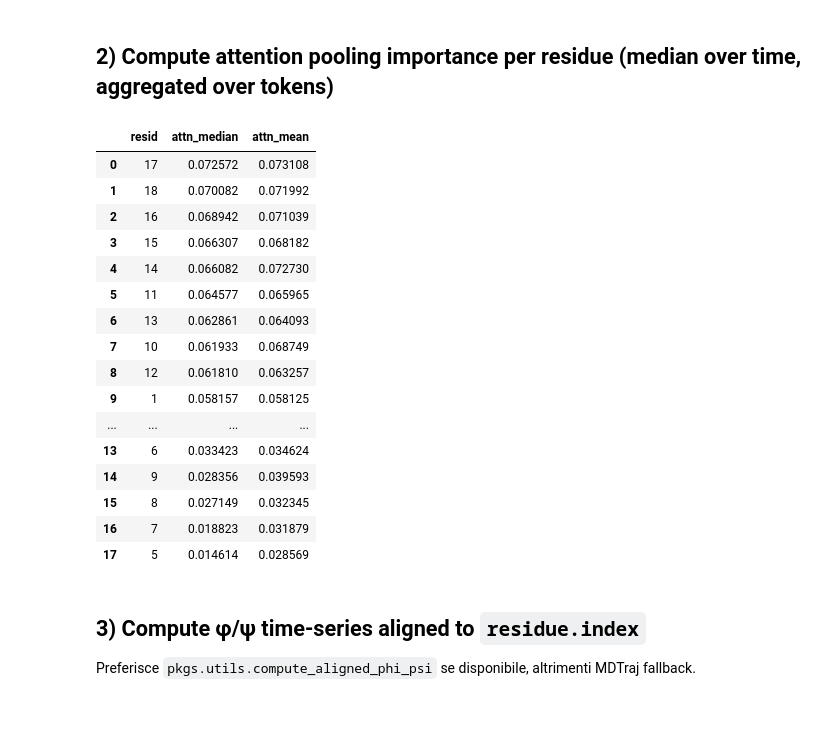
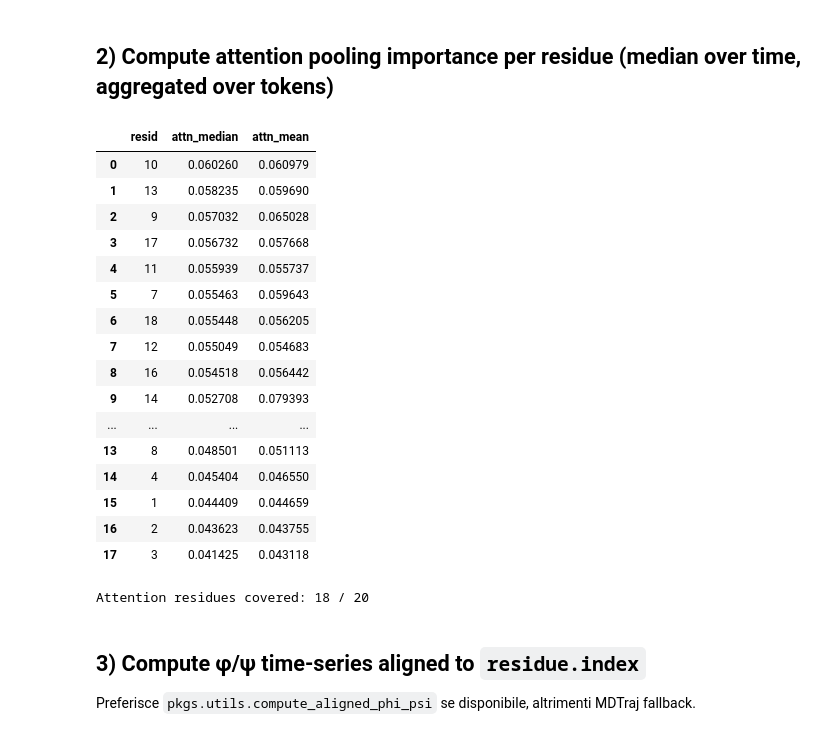
Before and after one commit to tedeschg/cvformer, a Jupyter notebook: cvformer-test/analyze/residue-importnace.ipynb, the cells around one changed output. Drawn from its saved outputs; the diff is of its cells as text; code cells hidden in the pictures.

```diff
--- a/cvformer-test/analyze/residue-importnace.ipynb
+++ b/cvformer-test/analyze/residue-importnace.ipynb
@@ -42,19 +42,21 @@ MDTraj available: True
 # -----------------------
 # CONFIG (EDIT THESE PATHS)
 # -----------------------
-OUTPUT_DIR = Path("../test05/output")   # <-- cambia qui
+OUTPUT_DIR = Path("../test07/output")   # <-- cambia qui
 
 LATENTS_PATH = OUTPUT_DIR / "latents.npy"
 ATTN_WEIGHTS_PATH = OUTPUT_DIR / "attn_weights.npy"
 TOKEN_RESIDUES_PATH = OUTPUT_DIR / "token_residue_ids.txt"
 
-TRAJ_PATH = Path("../test05/traj_skip100NoH.xtc")
-TOP_PATH  = Path("../test05/2JOF-0-proteinNoH.pdb")
+TRAJ_PATH = Path("../test07/traj_skip100NoH.xtc")
+TOP_PATH  = Path("../test07/2JOF-0-proteinNoH.pdb")
 
-MI_N_NEIGHBORS = 10
+MI_N_NEIGHBORS = 100
 RANDOM_STATE = 0
+MI_NORMALIZE_BY_LATENT_DIM = True
 
-ALPHA = 0.7
+ALPHA = 0.7        # mix MI vs attention (come prima)
+GAMMA = 0.35       # peso alpha-likeness (nuovo; 0.2–0.6 tipico)
 LAMBDA = 0.8
 TOPK = 50
 
@@ -98,39 +179,42 @@ Using common_T: 10440
 # %% [markdown]
 ## 2) Compute attention pooling importance per residue (median over time, aggregated over tokens)
 # %%
+# --- REPLACE CELL 6 WITH THIS ---
 unique_res = np.unique(token_res)
-res_to_idx = {r:i for i,r in enumerate(unique_res)}
+res_to_idx = {r:i for i, r in enumerate(unique_res)}
 R = len(unique_res)
 
 attn_by_res = np.zeros((common_T, R), dtype=float)
 for tok in range(N):
-    attn_by_res[:, res_to_idx[token_res[tok]]] += attn_w[:, tok]
+    attn_by_res[:, res_to_idx[int(token_res[tok])]] += attn_w[:, tok]
 
 attn_df = pd.DataFrame({
-    "resid": unique_res,
+    "resid": unique_res.astype(int),
     "attn_median": np.median(attn_by_res, axis=0),
     "attn_mean": np.mean(attn_by_res, axis=0),
 }).sort_values("attn_median", ascending=False).reset_index(drop=True)
 
 display(attn_df.head(20))
+print("Attention residues covered:", attn_df["resid"].nunique(), "/", top_only.n_residues)
 # %% [output]
 |  | resid | attn_median | attn_mean |
-| 0 | 17 | 0.072572 | 0.073108 |
-| 1 | 18 | 0.070082 | 0.071992 |
-| 2 | 16 | 0.068942 | 0.071039 |
-| 3 | 15 | 0.066307 | 0.068182 |
-| 4 | 14 | 0.066082 | 0.072730 |
-| 5 | 11 | 0.064577 | 0.065965 |
-| 6 | 13 | 0.062861 | 0.064093 |
-| 7 | 10 | 0.061933 | 0.068749 |
-| 8 | 12 | 0.061810 | 0.063257 |
-| 9 | 1 | 0.058157 | 0.058125 |
+| 0 | 10 | 0.060260 | 0.060979 |
+| 1 | 13 | 0.058235 | 0.059690 |
+| 2 | 9 | 0.057032 | 0.065028 |
+| 3 | 17 | 0.056732 | 0.057668 |
+| 4 | 11 | 0.055939 | 0.055737 |
+| 5 | 7 | 0.055463 | 0.059643 |
+| 6 | 18 | 0.055448 | 0.056205 |
+| 7 | 12 | 0.055049 | 0.054683 |
+| 8 | 16 | 0.054518 | 0.056442 |
+| 9 | 14 | 0.052708 | 0.079393 |
 | ... | ... | ... | ... |
-| 13 | 6 | 0.033423 | 0.034624 |
-| 14 | 9 | 0.028356 | 0.039593 |
-| 15 | 8 | 0.027149 | 0.032345 |
-| 16 | 7 | 0.018823 | 0.031879 |
-| 17 | 5 | 0.014614 | 0.028569 |
+| 13 | 8 | 0.048501 | 0.051113 |
+| 14 | 4 | 0.045404 | 0.046550 |
+| 15 | 1 | 0.044409 | 0.044659 |
+| 16 | 2 | 0.043623 | 0.043755 |
+| 17 | 3 | 0.041425 | 0.043118 |
+Attention residues covered: 18 / 20
 # %% [markdown]
 ## 3) Compute φ/ψ time-series aligned to `residue.index`
 
```
Also changed, not shown: parts of 7 cells of this notebook, 11 other files.
